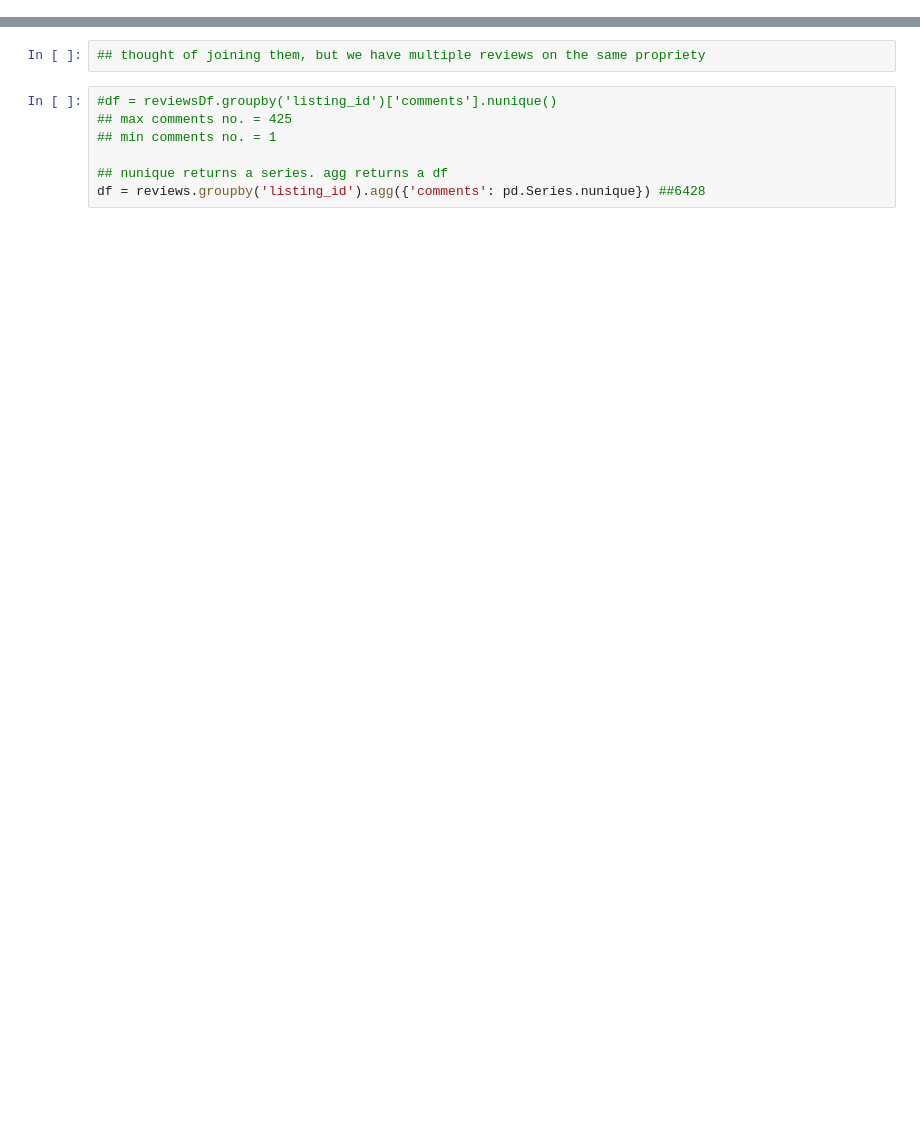
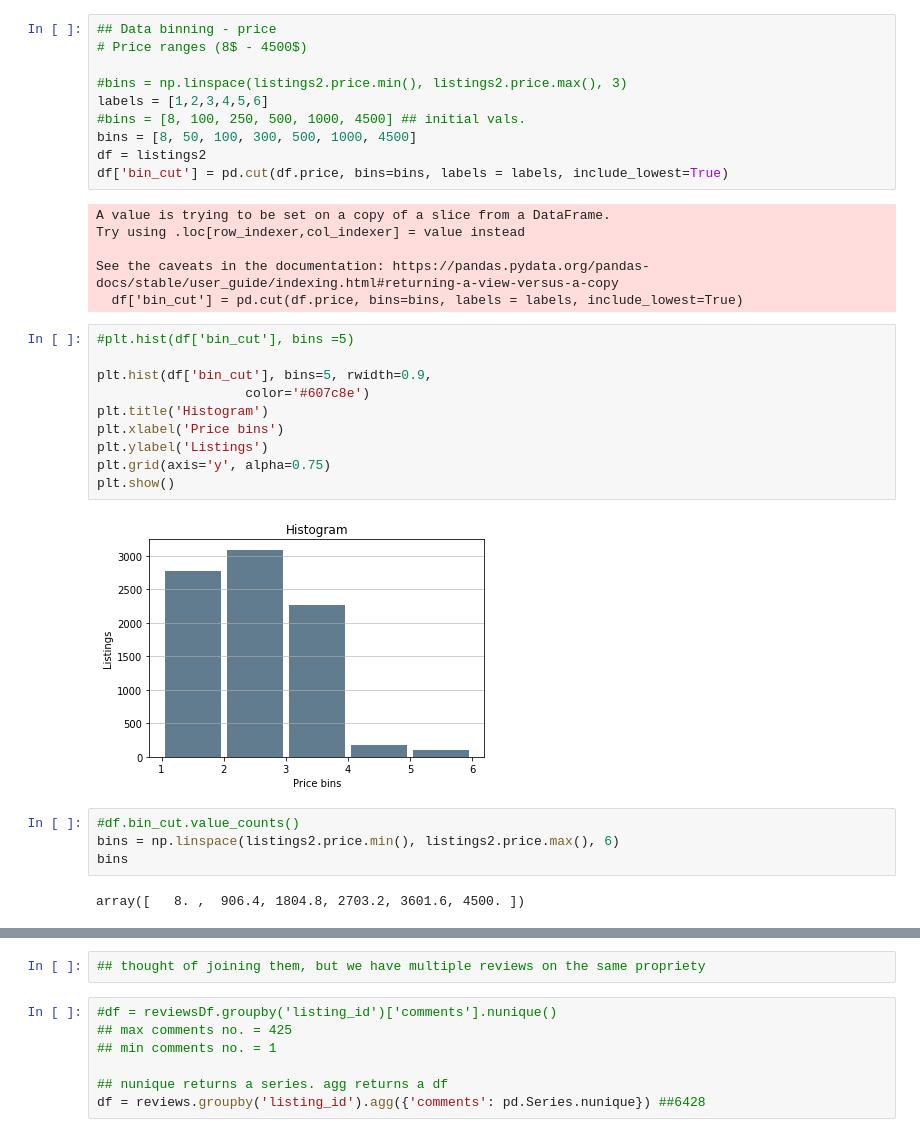
Before and after one commit to dianaionascu15/airbnb-nlp, a Jupyter notebook: airbnb_nlp.ipynb, the cells around one changed output, grey strips where cells are left out. Saved outputs shown, nothing was run; the diff lists cells and outputs as text; blank space fills up the shorter version.

```diff
--- a/airbnb_nlp.ipynb
+++ b/airbnb_nlp.ipynb
@@ -80,0 +189,34 @@ memory usage: 5.1+ MB
+# %%
+## Data binning - price
+# Price ranges (8$ - 4500$)
+
+#bins = np.linspace(listings2.price.min(), listings2.price.max(), 3)
+labels = [1,2,3,4,5,6]
+#bins = [8, 100, 250, 500, 1000, 4500] ## initial vals.
+bins = [8, 50, 100, 300, 500, 1000, 4500]
+df = listings2
+df['bin_cut'] = pd.cut(df.price, bins=bins, labels = labels, include_lowest=True)
+# %% [output]
+A value is trying to be set on a copy of a slice from a DataFrame.
+Try using .loc[row_indexer,col_indexer] = value instead
+
+See the caveats in the documentation: https://pandas.pydata.org/pandas-docs/stable/user_guide/indexing.html#returning-a-view-versus-a-copy
+  df['bin_cut'] = pd.cut(df.price, bins=bins, labels = labels, include_lowest=True)
+# %%
+#plt.hist(df['bin_cut'], bins =5)
+
+plt.hist(df['bin_cut'], bins=5, rwidth=0.9,
+                   color='#607c8e')
+plt.title('Histogram')
+plt.xlabel('Price bins')
+plt.ylabel('Listings')
+plt.grid(axis='y', alpha=0.75)
+plt.show()
+# %% [output]
+[figure, added]
+# %%
+#df.bin_cut.value_counts()
+bins = np.linspace(listings2.price.min(), listings2.price.max(), 6)
+bins
+# %% [output]
+array([   8. ,  906.4, 1804.8, 2703.2, 3601.6, 4500. ])
```
Also changed, not shown: parts of 34 cells of this notebook.
